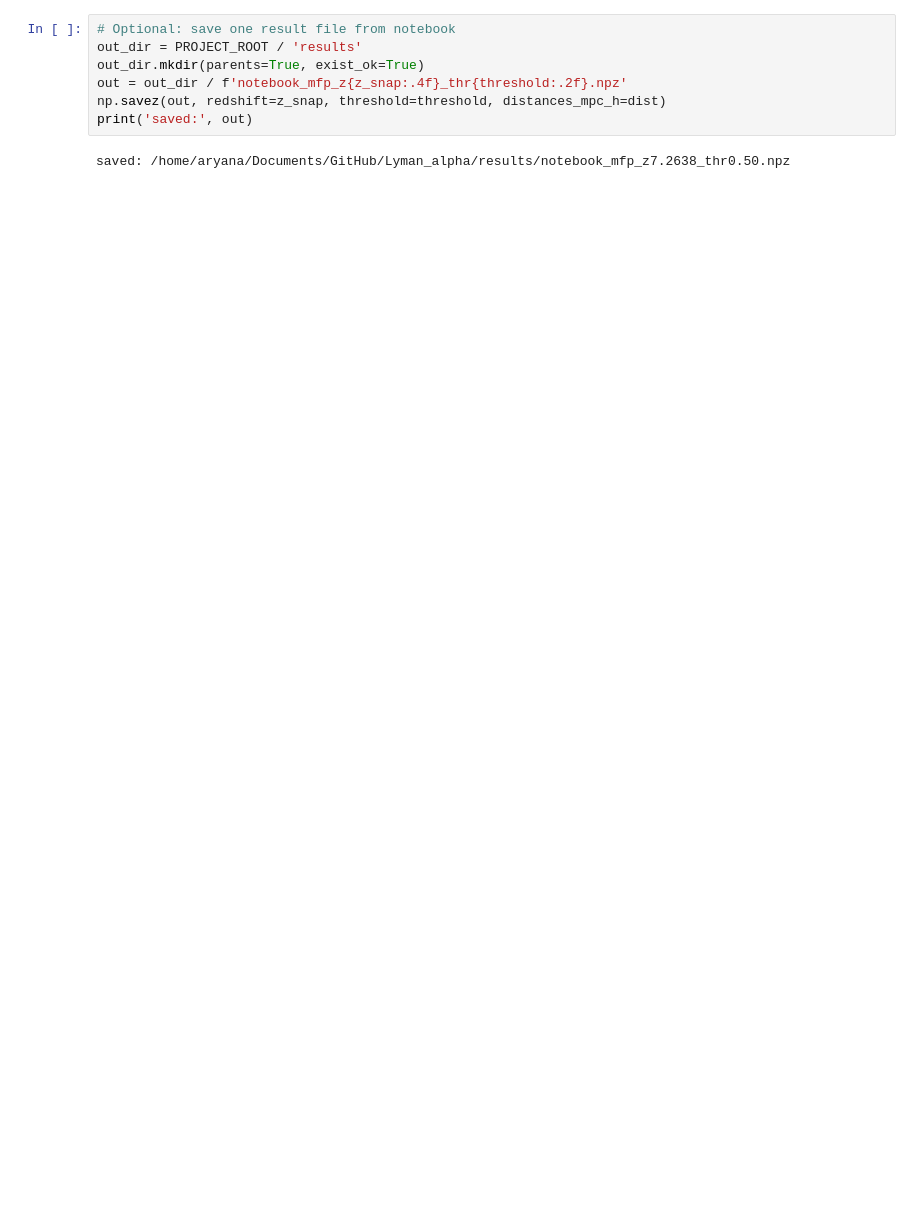
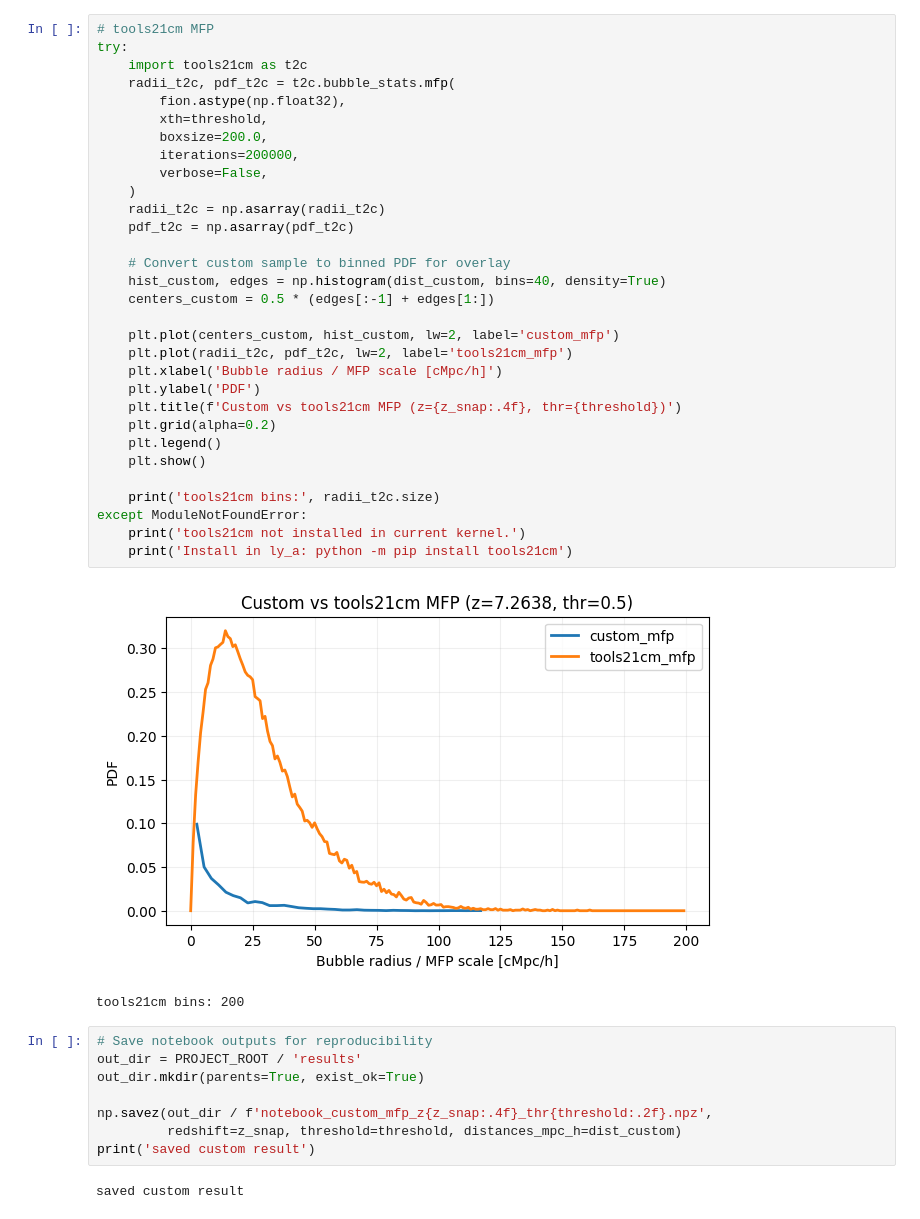
Before and after one commit to aryana-haghjoo/Lyman_alpha, a Jupyter notebook: notebooks/lyman_alpha_starter.ipynb, the cells around one changed output. Saved outputs shown, nothing was run; the diff lists cells and outputs as text; blank space fills up the shorter version.

Commit message:
implemented tools21cm as well

```diff
--- a/notebooks/lyman_alpha_starter.ipynb
+++ b/notebooks/lyman_alpha_starter.ipynb
@@ -88,9 +89,44 @@ mean, median, p90: 13.613333702087402 8.5 32.5
+# %%
+# tools21cm MFP
+try:
+    import tools21cm as t2c
+    radii_t2c, pdf_t2c = t2c.bubble_stats.mfp(
+        fion.astype(np.float32),
+        xth=threshold,
+        boxsize=200.0,
+        iterations=200000,
+        verbose=False,
+    )
+    radii_t2c = np.asarray(radii_t2c)
+    pdf_t2c = np.asarray(pdf_t2c)
+
+    # Convert custom sample to binned PDF for overlay
+    hist_custom, edges = np.histogram(dist_custom, bins=40, density=True)
+    centers_custom = 0.5 * (edges[:-1] + edges[1:])
+
+    plt.plot(centers_custom, hist_custom, lw=2, label='custom_mfp')
+    plt.plot(radii_t2c, pdf_t2c, lw=2, label='tools21cm_mfp')
+    plt.xlabel('Bubble radius / MFP scale [cMpc/h]')
+    plt.ylabel('PDF')
+    plt.title(f'Custom vs tools21cm MFP (z={z_snap:.4f}, thr={threshold})')
+    plt.grid(alpha=0.2)
+    plt.legend()
+    plt.show()
+
+    print('tools21cm bins:', radii_t2c.size)
+except ModuleNotFoundError:
+    print('tools21cm not installed in current kernel.')
+    print('Install in ly_a: python -m pip install tools21cm')
+# %% [output]
+[figure, added]
+tools21cm bins: 200
 # %%
-# Optional: save one result file from notebook
+# Save notebook outputs for reproducibility
 out_dir = PROJECT_ROOT / 'results'
 out_dir.mkdir(parents=True, exist_ok=True)
-out = out_dir / f'notebook_mfp_z{z_snap:.4f}_thr{threshold:.2f}.npz'
-np.savez(out, redshift=z_snap, threshold=threshold, distances_mpc_h=dist)
-print('saved:', out)
+
+np.savez(out_dir / f'notebook_custom_mfp_z{z_snap:.4f}_thr{threshold:.2f}.npz',
+         redshift=z_snap, threshold=threshold, distances_mpc_h=dist_custom)
+print('saved custom result')
 # %% [output]
-saved: /home/aryana/Documents/GitHub/Lyman_alpha/results/notebook_mfp_z7.2638_thr0.50.npz
+saved custom result
```
Also changed, not shown: parts of 7 cells of this notebook, 5 other files.
